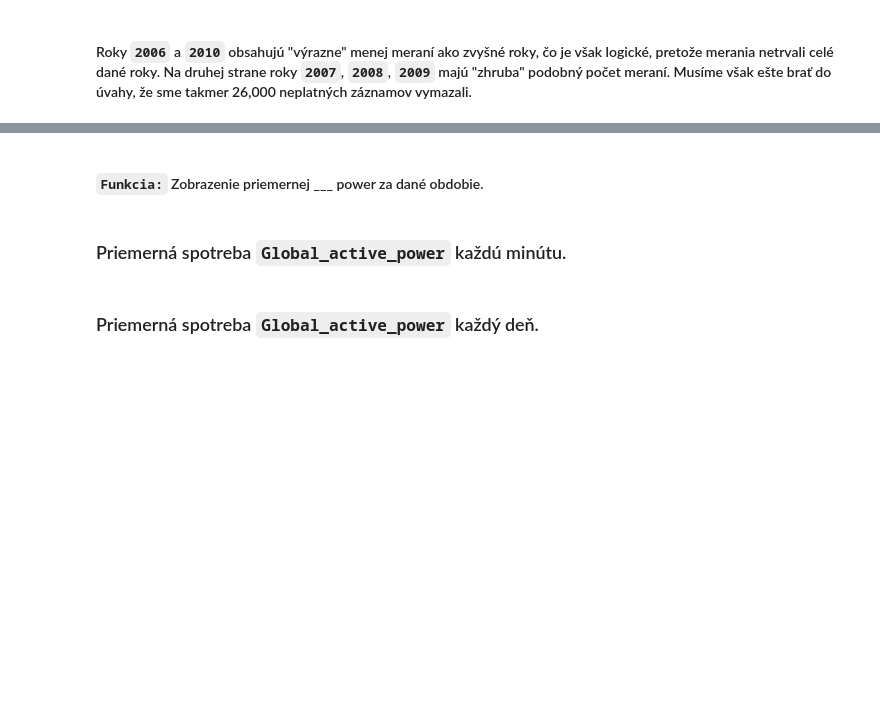
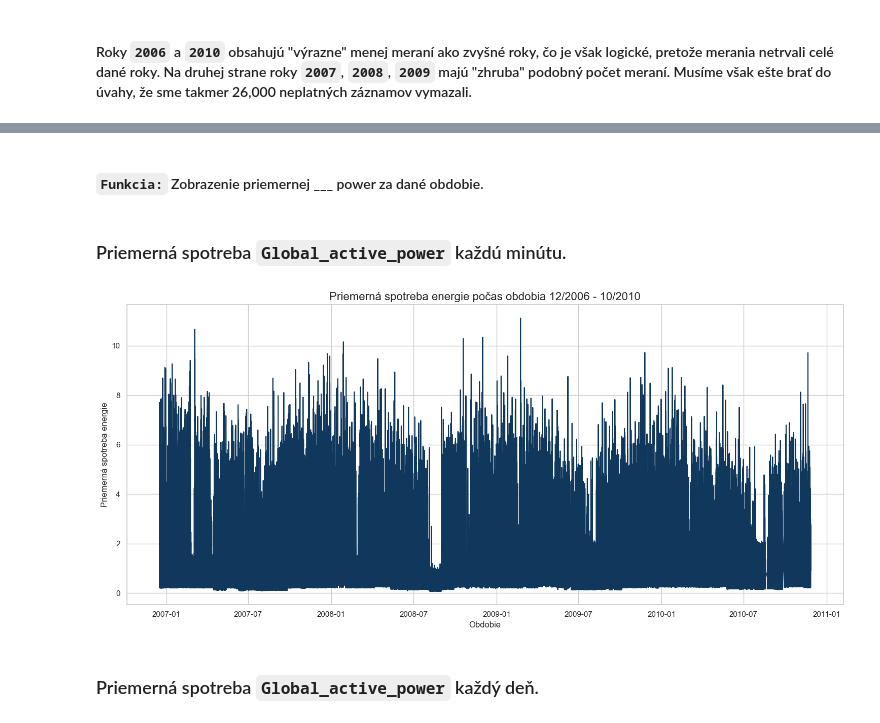
Before and after one commit to Mmathieus/IAU-project, a Jupyter notebook: quest.ipynb, the cells around one changed output, grey strips where cells are left out. Drawn from its saved outputs; the diff is of its cells as text; code cells hidden in the pictures; blank space fills up the shorter version.

```diff
--- a/quest.ipynb
+++ b/quest.ipynb
@@ -196,5 +217,4 @@ for year, count in df.groupby(df['DateTime'].dt.year).size().items():
 # %% [markdown]
-#
 #### `Funkcia:` Zobrazenie priemernej ___ power za dané obdobie.
 # %%
 def show_power_graph(df, by):
@@ -212,7 +232,9 @@ def show_power_graph(df, by):
 # %% [markdown]
 ### Priemerná spotreba `Global_active_power` každú minútu.
 # %%
-# show_power_graph(df=df, by="")
+show_power_graph(df=df, by="")
+# %% [output]
+[figure, added]
 # %% [markdown]
 ### Priemerná spotreba `Global_active_power` každý deň.
 # %%
```
Also changed, not shown: parts of 41 cells of this notebook.
